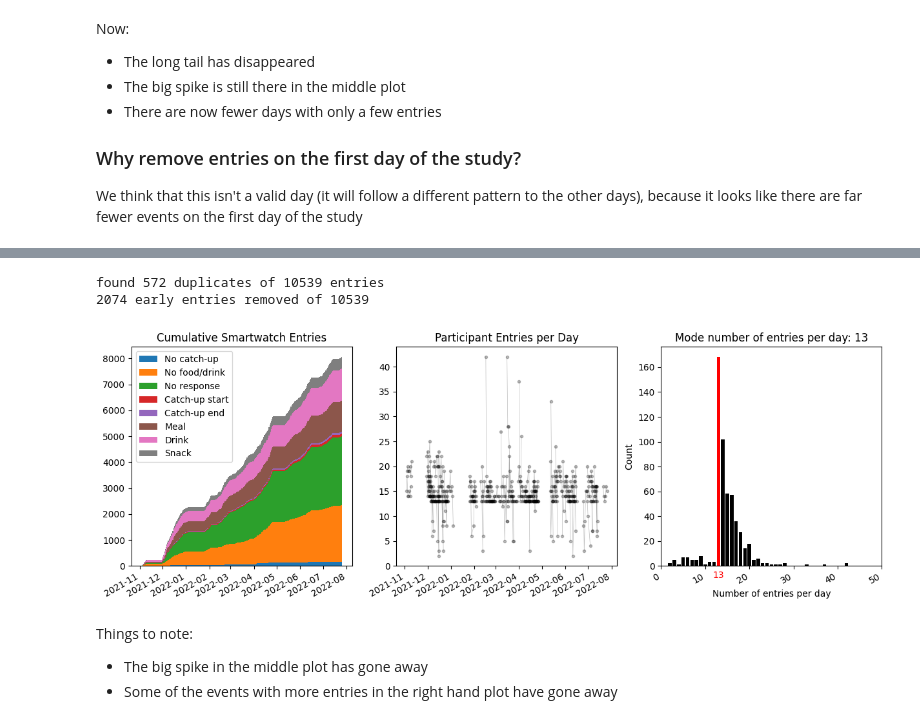
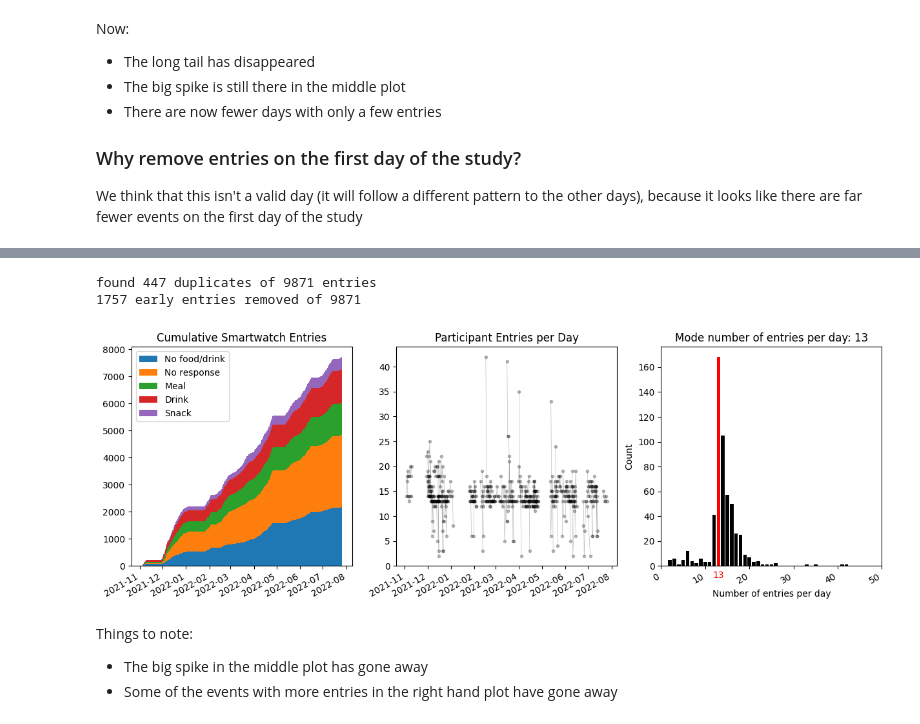
Before and after one commit to richard-lane/seaco_malaysia, a Jupyter notebook: smartwatch_data_cleaning.ipynb, the cells around one changed output, grey strips where cells are left out. Cells and saved outputs as stored; diff of their text form; code cells hidden in the pictures.

Commit message:
first look at smartwatch feasibility stuff

```diff
--- a/smartwatch_data_cleaning.ipynb
+++ b/smartwatch_data_cleaning.ipynb
@@ -44,8 +44,13 @@ def three_plots(path: str):
     fig.savefig(path)
 
 
-meal_info = read.all_meal_info()
-meal_info = meal_info[~clean.catchups_mask(meal_info)]
+def _data():
+    """Get the smartwatch data"""
+    meal_info = read.all_meal_info()
+    return meal_info[~clean.catchups_mask(meal_info)]
+
+
+meal_info = _data()
 three_plots("img/before_cleaning.png")
 # %% [output]
 [figure]
@@ -189,26 +195,26 @@ We can also do this showing only/exluding the No Responses
 # %%
 """
 Let's also remove duplicates
 
 """
-
 # Re read to get a clean slate
-meal_info = read.all_meal_info()
+meal_info = _data()
 
 duplicates = clean.duplicates(meal_info)
 print(f"found {duplicates.sum()} duplicates of {len(meal_info)} entries")
 meal_info = meal_info.loc[~duplicates]
 
 # Let's do both
 # TODO it looks like the order matters here, but it shouldn't; need to figure out why
-meal_info = remove_early_entries(read.all_meal_info())
+meal_info = remove_early_entries(_data())
+meal_info = meal_info[~clean.catchups_mask(meal_info)]
 meal_info = meal_info[~clean.duplicates(meal_info)]
 
 three_plots("img/removed_duplicates.png")
 # %% [output]
-found 572 duplicates of 10539 entries
-2074 early entries removed of 10539
+found 447 duplicates of 9871 entries
+1757 early entries removed of 9871
-[figure, old version]
+[figure, new version]
 # %% [markdown]
 Things to note:
 - The big spike in the middle plot has gone away
```
Also changed, not shown: parts of 3 cells of this notebook, 1 other file.
